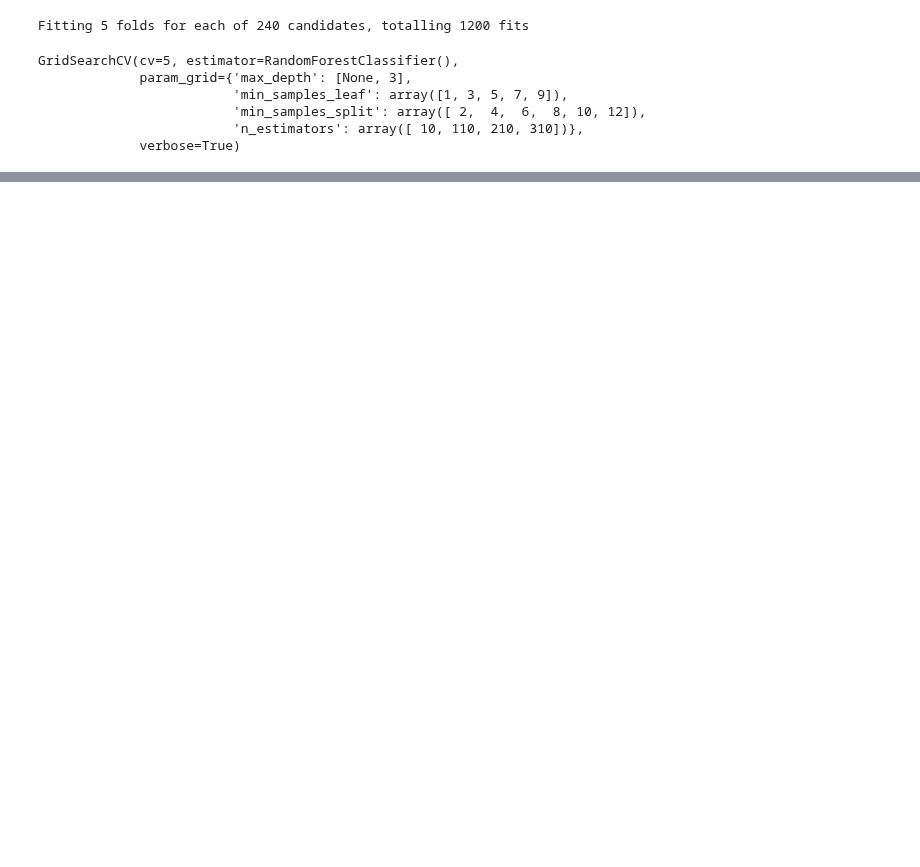
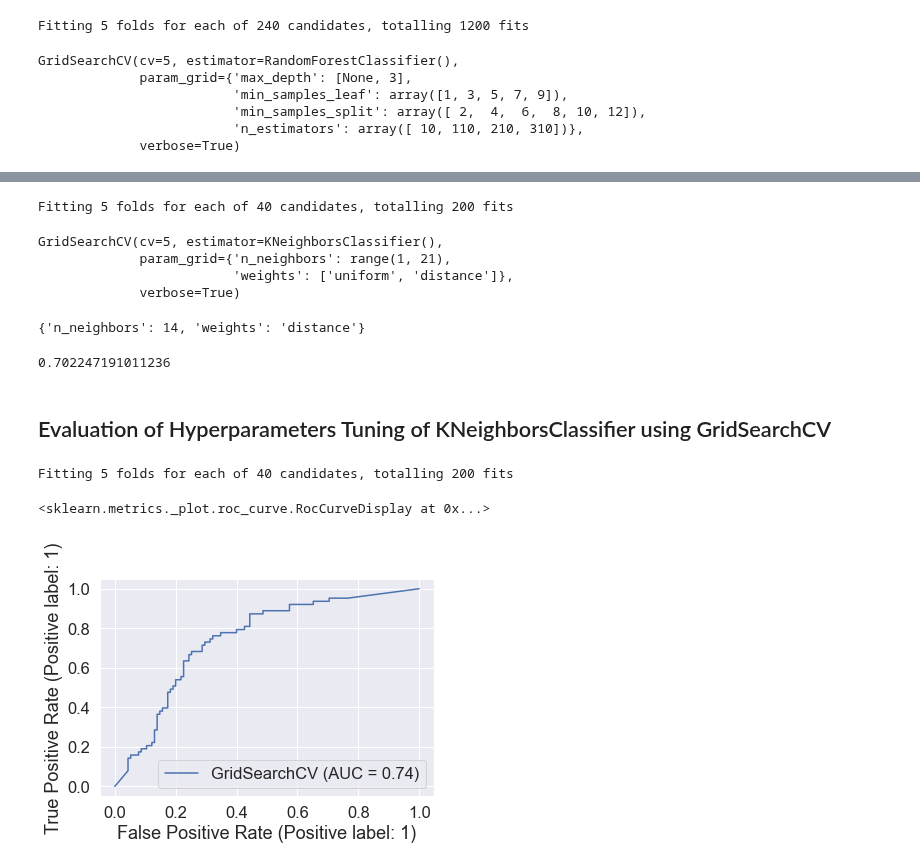
Before and after one commit to shamimsikder/ML-Exercises, a Jupyter notebook: Exercise Project/Titanic Project.ipynb, the cells around one changed output, grey strips where cells are left out. Drawn from its saved outputs; the diff is of its cells as text; code cells hidden in the pictures; blank space fills up the shorter version.

```diff
--- a/Exercise Project/Titanic Project.ipynb
+++ b/Exercise Project/Titanic Project.ipynb
@@ -528,0 +535,32 @@ KNN.score(x_test, y_test)
+# %%
+knn_grid = {'n_neighbors': range(1, 21),
+            'weights': ['uniform', 'distance']}
+
+KNN = GridSearchCV(KNeighborsClassifier(),
+                                param_grid=knn_grid,
+                                cv=5,
+                                verbose=True)
+
+KNN.fit(x_train, y_train)
+# %% [output]
+Fitting 5 folds for each of 40 candidates, totalling 200 fits
+GridSearchCV(cv=5, estimator=KNeighborsClassifier(),
+             param_grid={'n_neighbors': range(1, 21),
+                         'weights': ['uniform', 'distance']},
+             verbose=True)
+# %%
+KNN.best_params_
+# %% [output]
+{'n_neighbors': 14, 'weights': 'distance'}
+# %%
+KNN.score(x_test, y_test)
+# %% [output]
+0.702247191011236
+# %% [markdown]
+## Evaluation of Hyperparameters Tuning of KNeighborsClassifier using GridSearchCV
+# %%
+roc_curve(KNN,x_train,x_test,y_train,y_test)
+# %% [output]
+Fitting 5 folds for each of 40 candidates, totalling 200 fits
+<sklearn.metrics._plot.roc_curve.RocCurveDisplay at 0x...>
+[figure, added]
```
Also changed, not shown: parts of 35 cells of this notebook.
